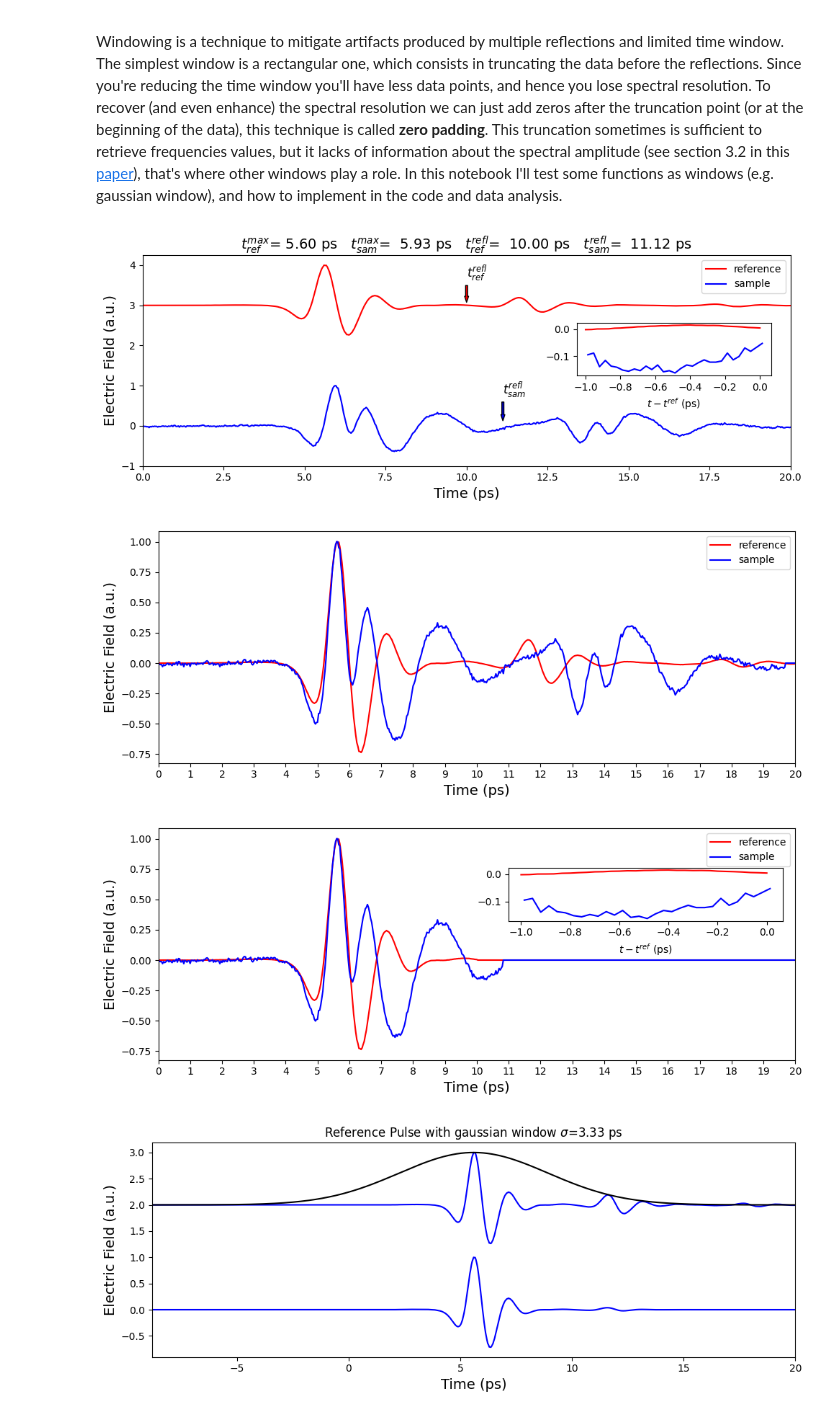
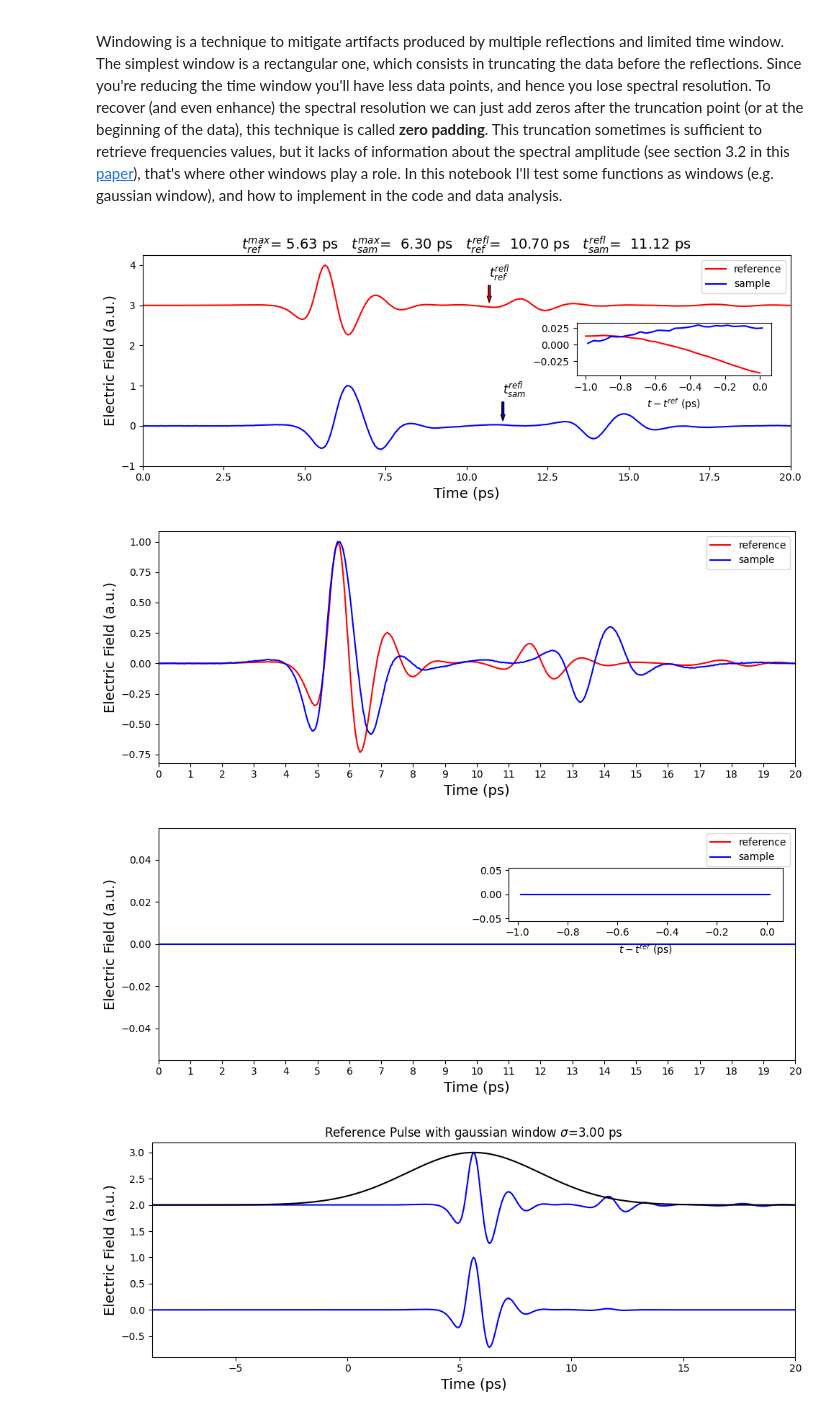
Before and after one commit to estradiote-mau/terahertz-codes2, a Jupyter notebook: PbTe-thinfilm.ipynb, the cells around one changed output. Drawn from its saved outputs; the diff is of its cells as text; code cells hidden in the pictures.

```diff
--- a/PbTe-thinfilm.ipynb
+++ b/PbTe-thinfilm.ipynb
@@ -9,8 +11,8 @@ from scipy.fft import fft, ifft, fftfreq
 # %%
-pattern_PbTe_10_10 = os.path.join('3-PbTe-thinfilm', 'PbTe', '10-10', '*.dat')
+pattern_PbTe_10_10 = os.path.join('3-PbTe-thinfilm', 'PbTe', '20-20', '*.dat')
 dat_files_list_PbTe_10_10 = glob.glob(pattern_PbTe_10_10, recursive=True)
 
-pattern_substrato_10_10 = os.path.join('3-PbTe-thinfilm', 'substrato', '10-10', '*.dat')
+pattern_substrato_10_10 = os.path.join('3-PbTe-thinfilm', 'substrato', '20-20', '*.dat')
 dat_files_list_substrato_10_10 = glob.glob(pattern_substrato_10_10, recursive=True)
 # %%
 dict_with_all_dfs_PbTe_10_10 = {}
@@ -550,21 +969,21 @@ def _flattop_window(N, t0_id, N_win):
 # %%
-ref_df = dict_with_mean_dfs_substrato_10_10['10K'][0]
-sample_df = dict_with_mean_dfs_PbTe_10_10['10K'][0]
+ref_df = dict_with_mean_dfs_substrato_10_10['260K'][0]
+sample_df = dict_with_mean_dfs_PbTe_10_10['260K'][0]
 tf = sample_df['time_moment'][600]
 
 N_zero_padding = 1000
 # sample_df = pd.DataFrame({'time_moment': np.arange(0, time_step * (N_zero_padding-1), time_step), 'X': pd.concat([sample_df['X'], pd.Series(0, index = range(N_zero_padding - N))])})
 # print(len(pd.concat([sample_df['X'], pd.Series(0, index = range(N_zero_padding))])))
 # print(len(sample_df))
 # def gaussian_window(x, x_0, sigma, A):
 #     return A * np.exp(-(x - x_0)**2 / (2 * sigma**2))
 # params = [10e-12, 3e-12, 1e-10]
 sigma = 100*time_step
 
 
-freqs, T = apply_window(ref_df, sample_df, 10, 11.12, 4001, 'gaussian', [sigma], 2.56, 0.086*1e-3, 0.0016e-3)
+freqs, T, e_film = apply_window_v2(ref_df, sample_df, 10.7, 11.12, 4001, 'gaussian', [sigma*.9], 2.56, 0.086*1e-3, 0.0016e-3, False,plots_array=[True]*10)
 # %% [output]
-[figure, old version]
+[figure, new version]
-[figure, old version]
+[figure, new version]
-[figure, old version]
+[figure, new version]
 [figure]
```
Also changed, not shown: parts of 11 cells of this notebook, 1 other file.
